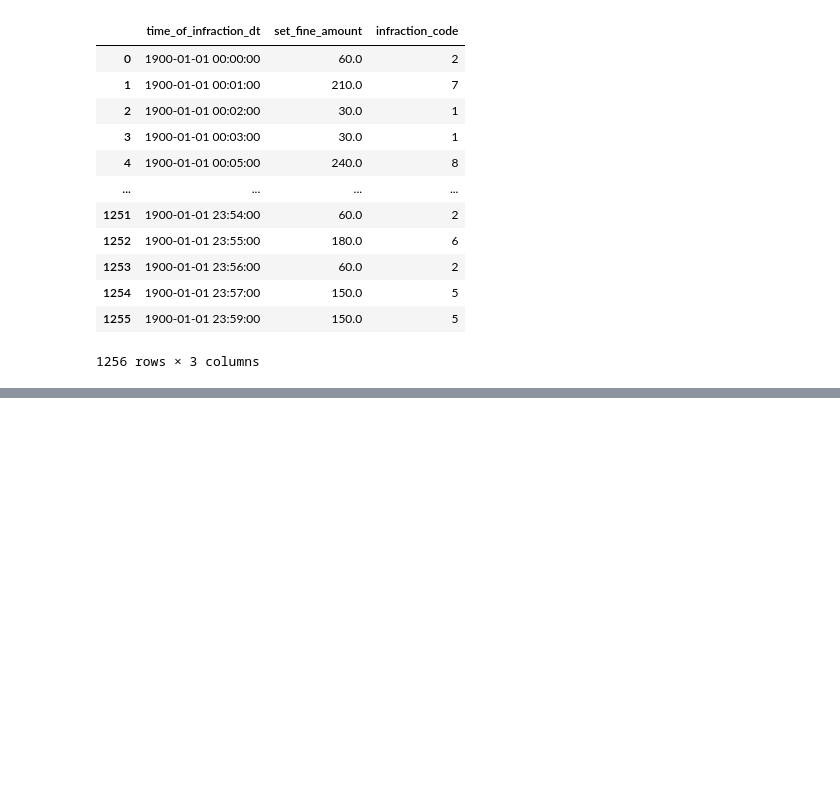
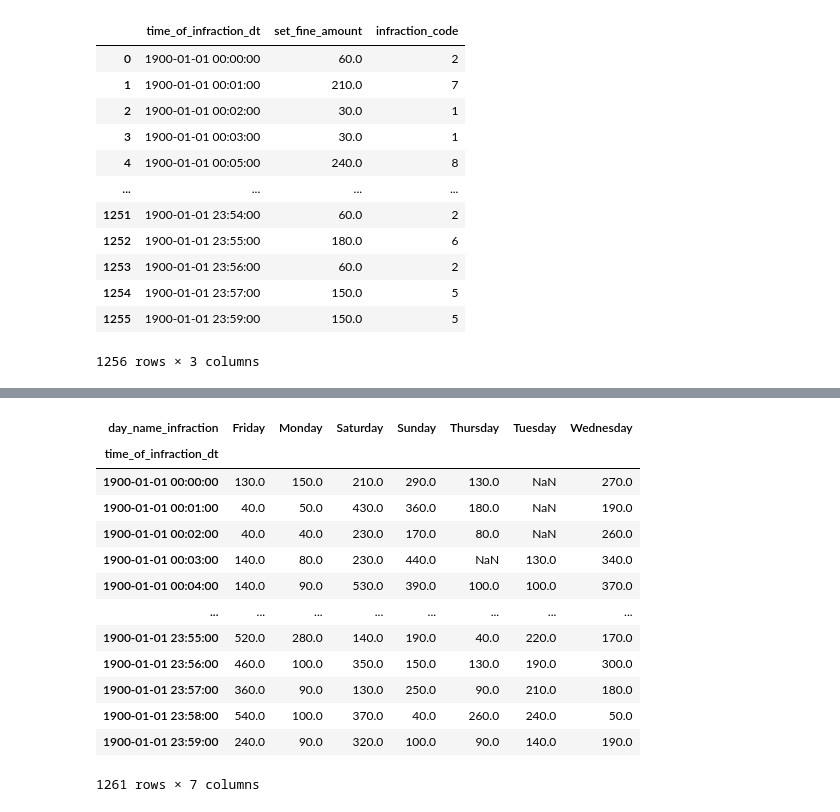
Before and after one commit to sariaslaso/parking_toronto, a Jupyter notebook: data_processing.ipynb, the cells around one changed output, grey strips where cells are left out. Drawn from its saved outputs; the diff is of its cells as text; code cells hidden in the pictures; blank space fills up the shorter version.

```diff
--- a/data_processing.ipynb
+++ b/data_processing.ipynb
@@ -676,0 +685,18 @@ plt.show()
+# %%
+revenue_timeofday_dayofweek_eaton = revenue_timeofday_dayofweek_eaton.groupby(["time_of_infraction_dt", "day_name_infraction"])["set_fine_amount"].agg("sum").reset_index().pivot(index = "time_of_infraction_dt", columns = "day_name_infraction", values = "set_fine_amount")
+revenue_timeofday_dayofweek_eaton
+# %% [output]
+| day_name_infraction | Friday | Monday | Saturday | Sunday | Thursday | Tuesday | Wednesday |
+| time_of_infraction_dt |  |  |  |  |  |  |  |
+| 1900-01-01 00:00:00 | 130.0 | 150.0 | 210.0 | 290.0 | 130.0 | NaN | 270.0 |
+| 1900-01-01 00:01:00 | 40.0 | 50.0 | 430.0 | 360.0 | 180.0 | NaN | 190.0 |
+| 1900-01-01 00:02:00 | 40.0 | 40.0 | 230.0 | 170.0 | 80.0 | NaN | 260.0 |
+| 1900-01-01 00:03:00 | 140.0 | 80.0 | 230.0 | 440.0 | NaN | 130.0 | 340.0 |
+| 1900-01-01 00:04:00 | 140.0 | 90.0 | 530.0 | 390.0 | 100.0 | 100.0 | 370.0 |
+| ... | ... | ... | ... | ... | ... | ... | ... |
+| 1900-01-01 23:55:00 | 520.0 | 280.0 | 140.0 | 190.0 | 40.0 | 220.0 | 170.0 |
+| 1900-01-01 23:56:00 | 460.0 | 100.0 | 350.0 | 150.0 | 130.0 | 190.0 | 300.0 |
+| 1900-01-01 23:57:00 | 360.0 | 90.0 | 130.0 | 250.0 | 90.0 | 210.0 | 180.0 |
+| 1900-01-01 23:58:00 | 540.0 | 100.0 | 370.0 | 40.0 | 260.0 | 240.0 | 50.0 |
+| 1900-01-01 23:59:00 | 240.0 | 90.0 | 320.0 | 100.0 | 90.0 | 140.0 | 190.0 |
+1261 rows × 7 columns
```
Also changed, not shown: parts of 8 cells of this notebook.
